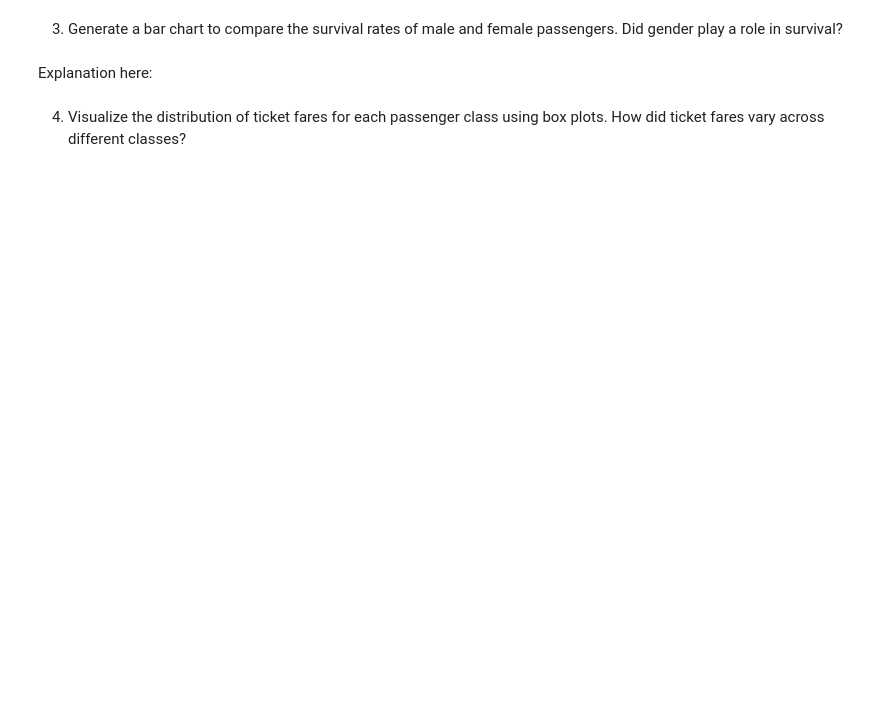
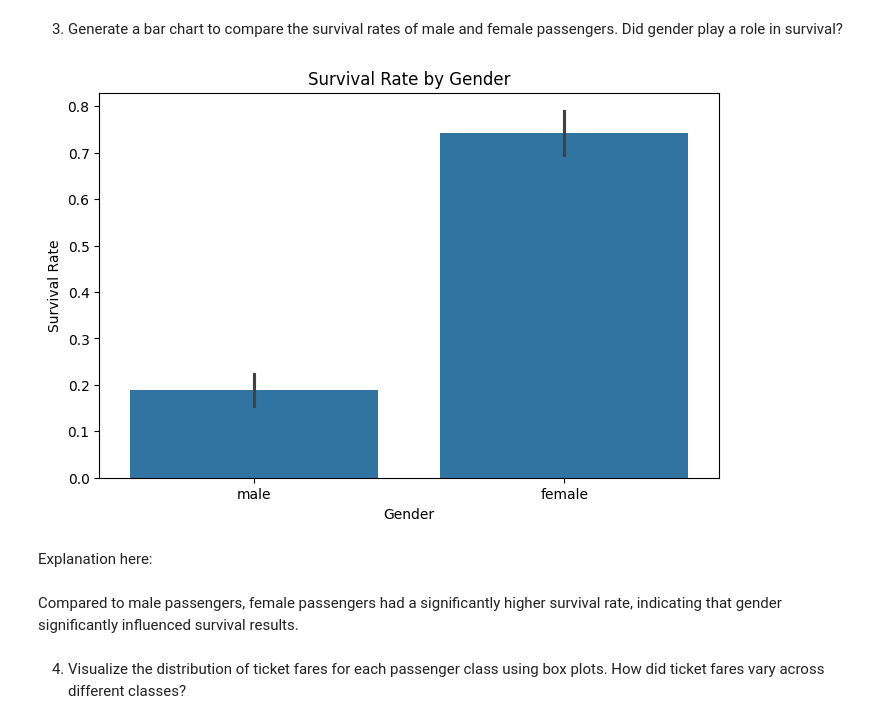
Before and after one commit to bonezone0707/CSC115-Week-2, a Jupyter notebook: Week_4_Assignment_4_1.ipynb, the cells around one changed output. Cells and saved outputs as stored; diff of their text form; code cells hidden in the pictures; blank space fills up the shorter version.

```diff
--- a/Week_4_Assignment_4_1.ipynb
+++ b/Week_4_Assignment_4_1.ipynb
@@ -26,4 +48,15 @@ Explanation here:
+# %%
+plt.figure(figsize=(8,5))
+sns.barplot(x='Sex', y='Survived', data=titanic)
+plt.title('Survival Rate by Gender')
+plt.xlabel('Gender')
+plt.ylabel('Survival Rate')
+plt.show()
+# %% [output]
+[figure, added]
 # %% [markdown]
 Explanation here:
+# %% [markdown]
+Compared to male passengers, female passengers had a significantly higher survival rate, indicating that gender significantly influenced survival results.
 # %% [markdown]
 4. Visualize the distribution of ticket fares for each passenger class using box plots. How did ticket fares vary across different classes?
```
Also changed, not shown: parts of 16 cells of this notebook.
